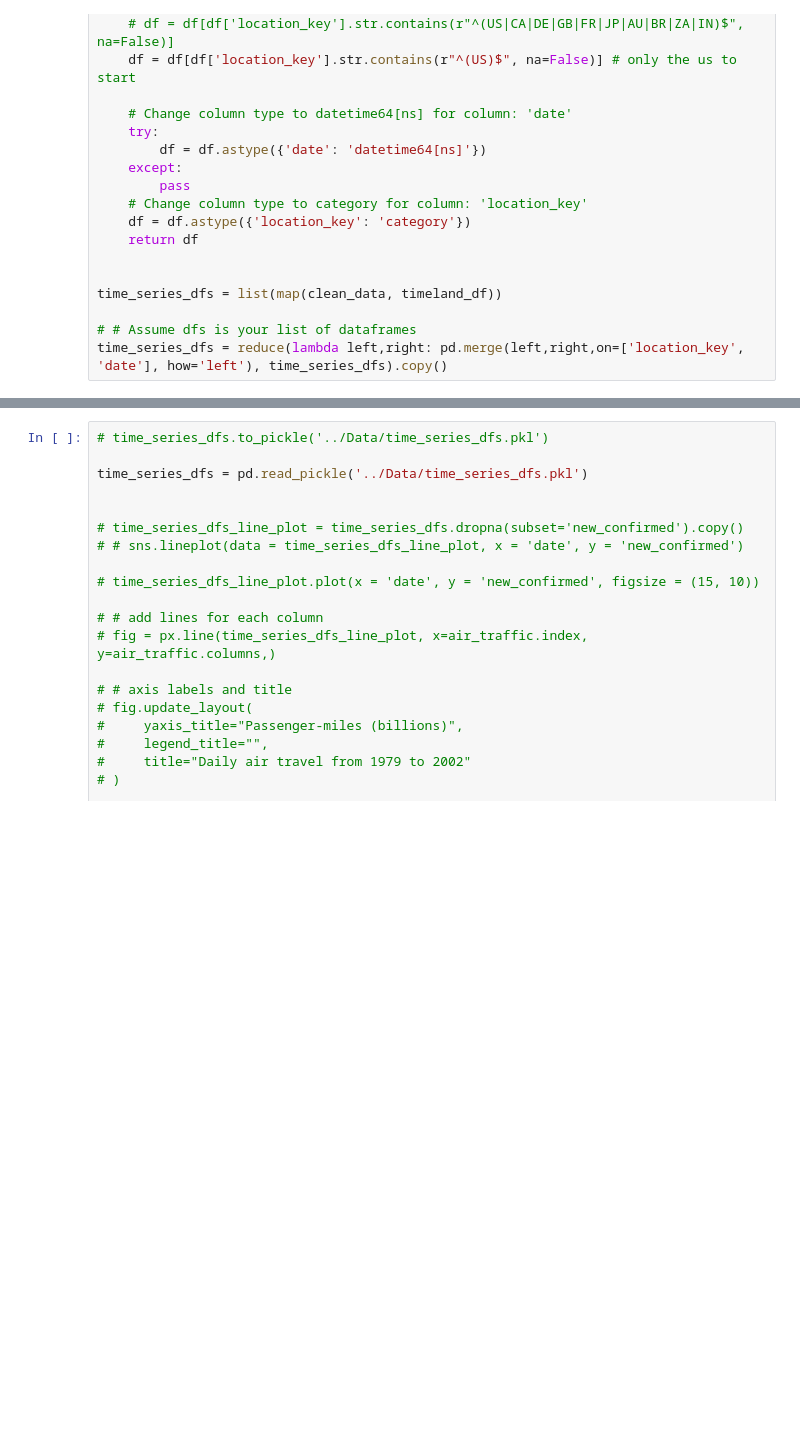
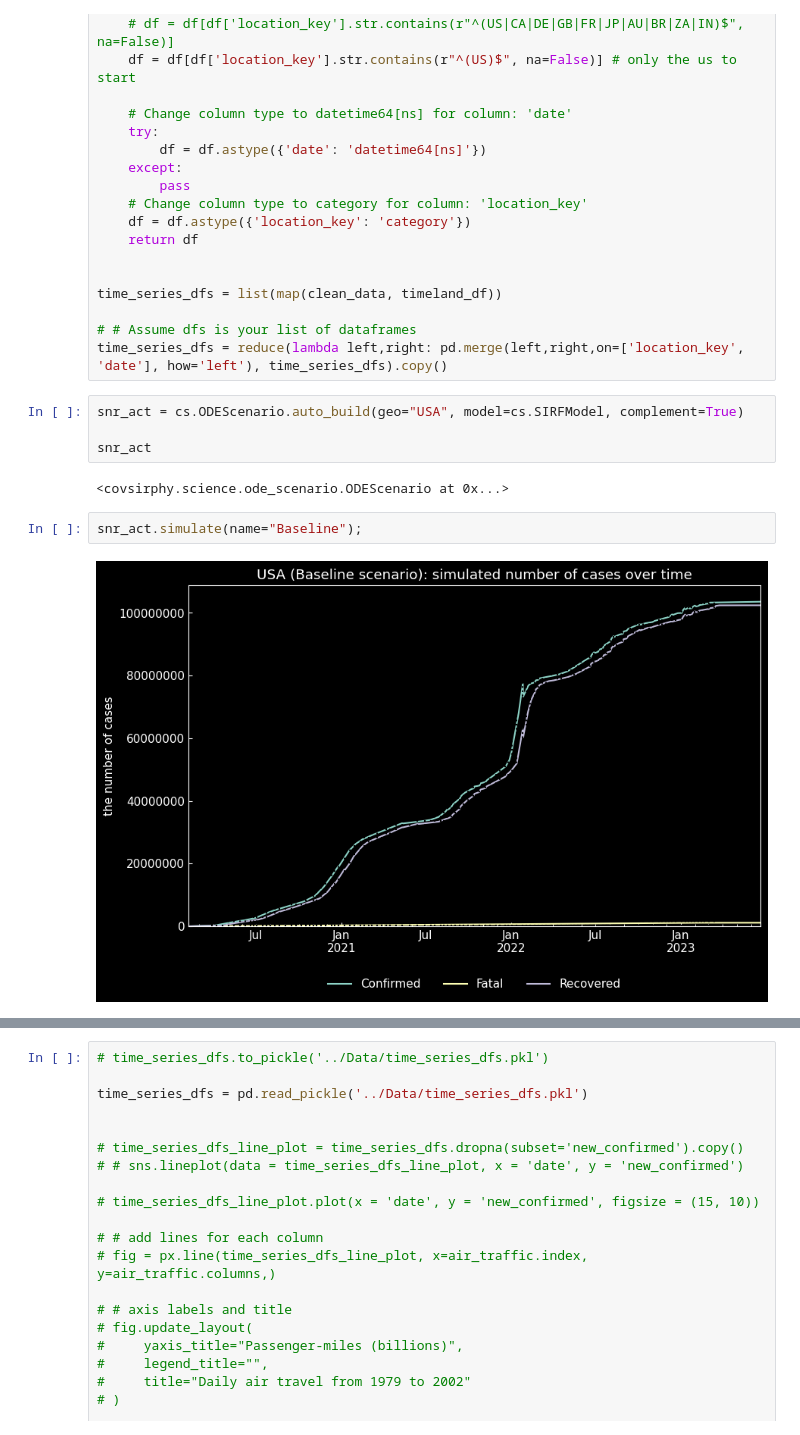
Before and after one commit to scelarek/CovidCast, a Jupyter notebook: Capstone/Main File.ipynb, the cells around one changed output, grey strips where cells are left out. Drawn from its saved outputs; the diff is of its cells as text; blank space fills up the shorter version.

```diff
--- a/Capstone/Main File.ipynb
+++ b/Capstone/Main File.ipynb
@@ -270,3 +270,13 @@ time_series_dfs = list(map(clean_data, timeland_df))
 
 # # Assume dfs is your list of dataframes
 time_series_dfs = reduce(lambda left,right: pd.merge(left,right,on=['location_key', 'date'], how='left'), time_series_dfs).copy()
+# %%
+snr_act = cs.ODEScenario.auto_build(geo="USA", model=cs.SIRFModel, complement=True)
+
+snr_act
+# %% [output]
+<covsirphy.science.ode_scenario.ODEScenario at 0x...>
+# %%
+snr_act.simulate(name="Baseline");
+# %% [output]
+[figure, added]
```
Also changed, not shown: parts of 1 cell of this notebook, 1 other file.
